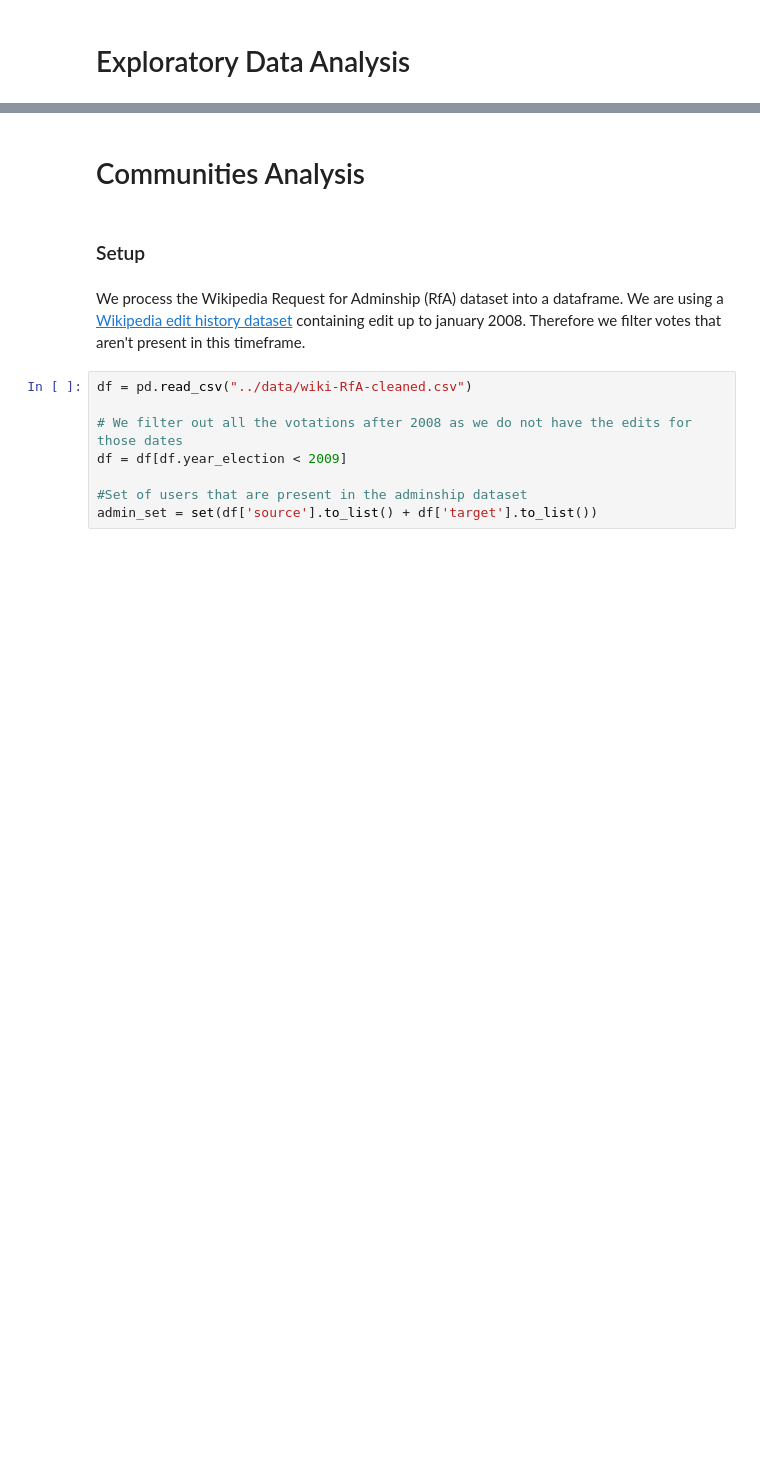
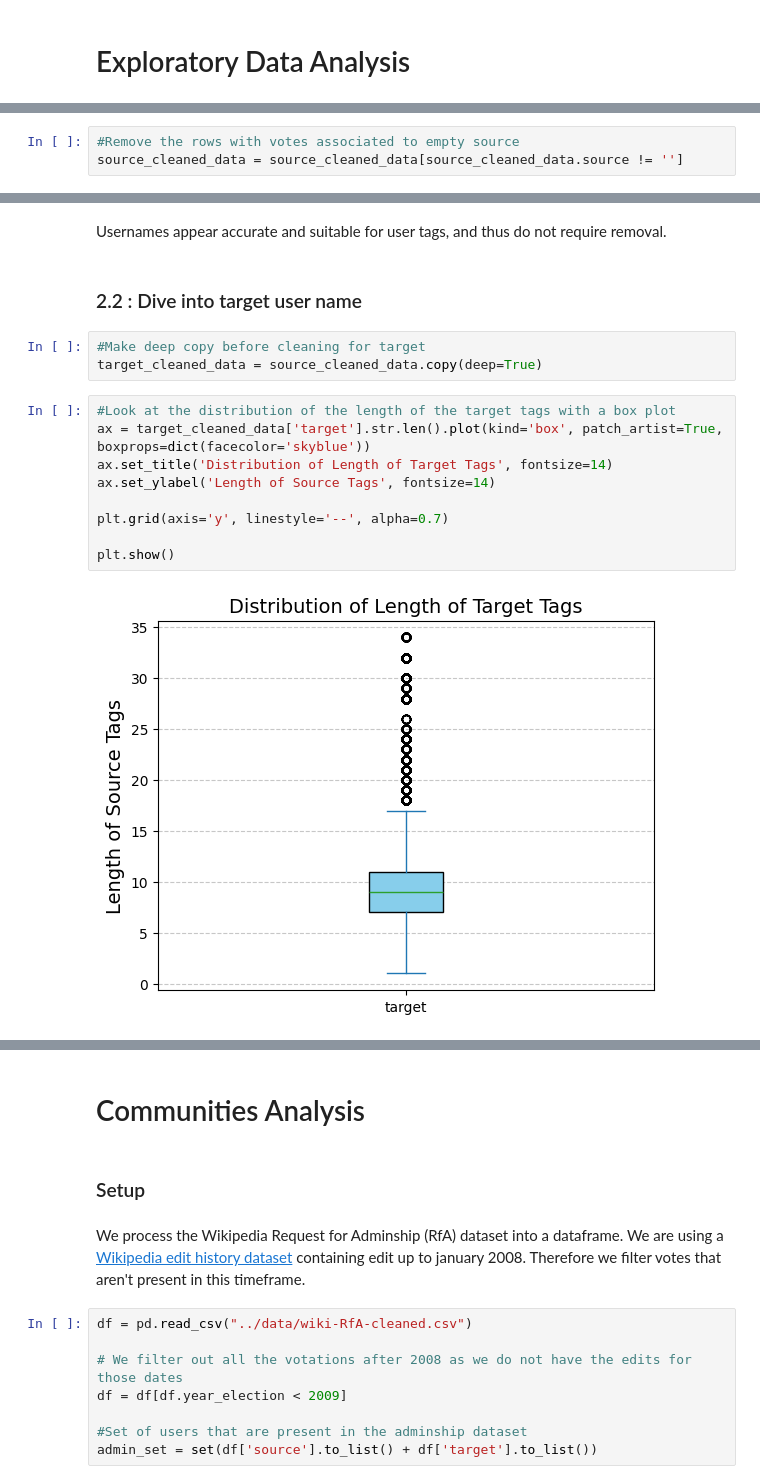
Before and after one commit to epfl-ada/ada-2023-project-thedatafreaks, a Jupyter notebook: notebooks/main_notebook.ipynb, the cells around one changed output, grey strips where cells are left out. Cells and saved outputs as stored; diff of their text form; blank space fills up the shorter version.

```diff
--- a/notebooks/main_notebook.ipynb
+++ b/notebooks/main_notebook.ipynb
@@ -30,0 +110,3 @@ from scipy.stats import pearsonr
+# %%
+#Remove the rows with votes associated to empty source
+source_cleaned_data = source_cleaned_data[source_cleaned_data.source != '']
@@ -30,0 +134,18 @@ from scipy.stats import pearsonr
+# %% [markdown]
+Usernames appear accurate and suitable for user tags, and thus do not require removal.
+# %% [markdown]
+### 2.2 : Dive into target user name
+# %%
+#Make deep copy before cleaning for target
+target_cleaned_data = source_cleaned_data.copy(deep=True)
+# %%
+#Look at the distribution of the length of the target tags with a box plot
+ax = target_cleaned_data['target'].str.len().plot(kind='box', patch_artist=True, boxprops=dict(facecolor='skyblue'))
+ax.set_title('Distribution of Length of Target Tags', fontsize=14)
+ax.set_ylabel('Length of Source Tags', fontsize=14)
+
+plt.grid(axis='y', linestyle='--', alpha=0.7)
+
+plt.show()
+# %% [output]
+[figure, added]
```
Also changed, not shown: parts of 72 cells of this notebook.
